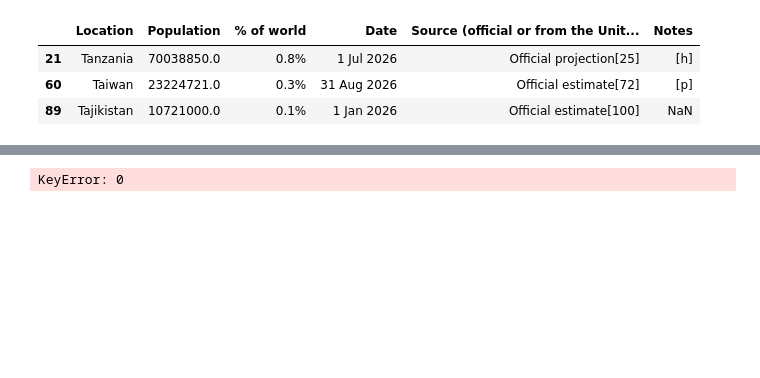
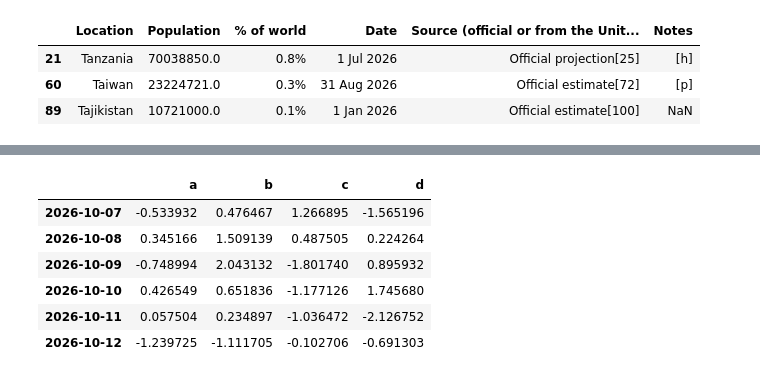
Before and after one commit to tjwei/DataScienceSoftware2026, a Jupyter notebook: pandas01.ipynb, the cells around one changed output, grey strips where cells are left out. Saved outputs shown, nothing was run; the diff lists cells and outputs as text; code cells hidden in the pictures; blank space fills up the shorter version.

```diff
--- a/pandas01.ipynb
+++ b/pandas01.ipynb
@@ -162,4 +226,12 @@ dtype: object
+# %%
+df = pd.DataFrame(np.random.randn(6, 4), index=dates.values, columns=['a','b','c','d'])
 # %%
-df[0]
+df
 # %% [output]
-KeyError: 0
+|  | a | b | c | d |
+| 2026-10-07 | -0.533932 | 0.476467 | 1.266895 | -1.565196 |
+| 2026-10-08 | 0.345166 | 1.509139 | 0.487505 | 0.224264 |
+| 2026-10-09 | -0.748994 | 2.043132 | -1.801740 | 0.895932 |
+| 2026-10-10 | 0.426549 | 0.651836 | -1.177126 | 1.745680 |
+| 2026-10-11 | 0.057504 | 0.234897 | -1.036472 | -2.126752 |
+| 2026-10-12 | -1.239725 | -1.111705 | -0.102706 | -0.691303 |
```
Also changed, not shown: parts of 41 cells of this notebook.
